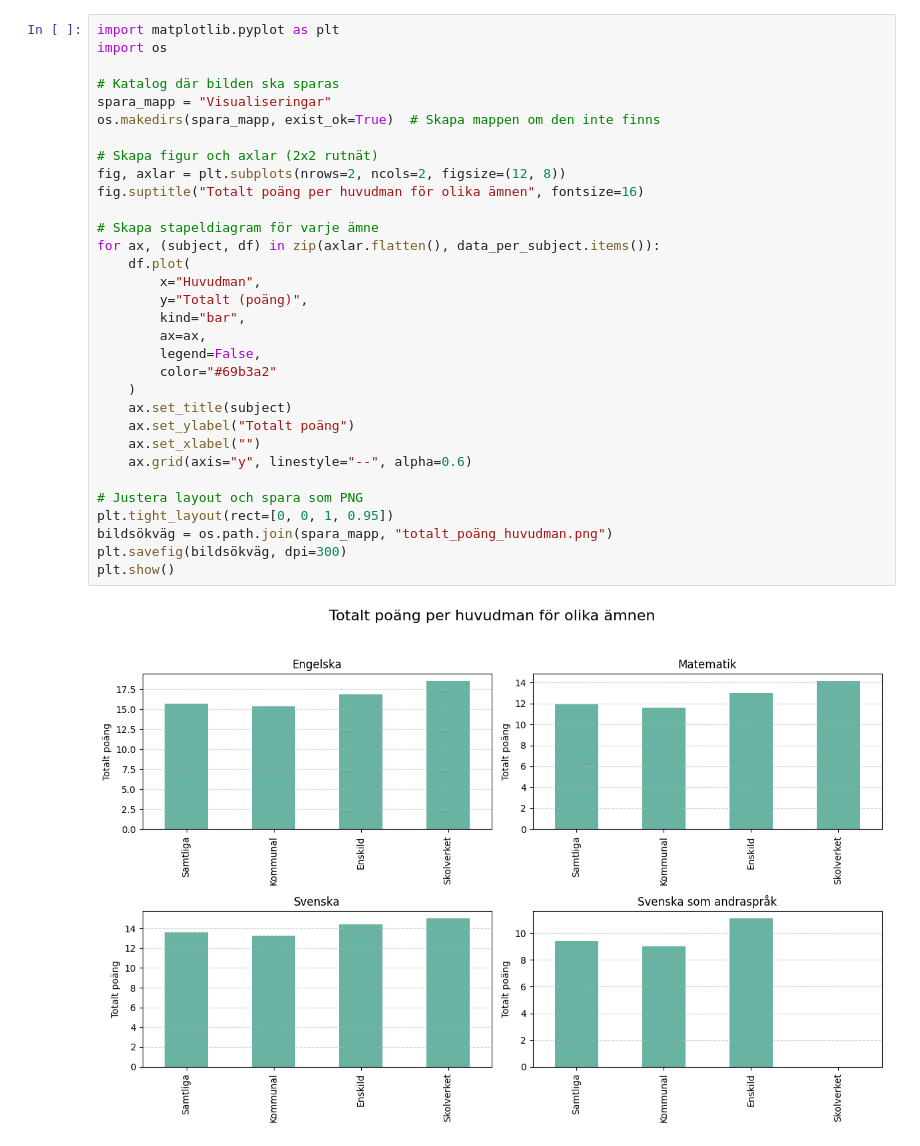
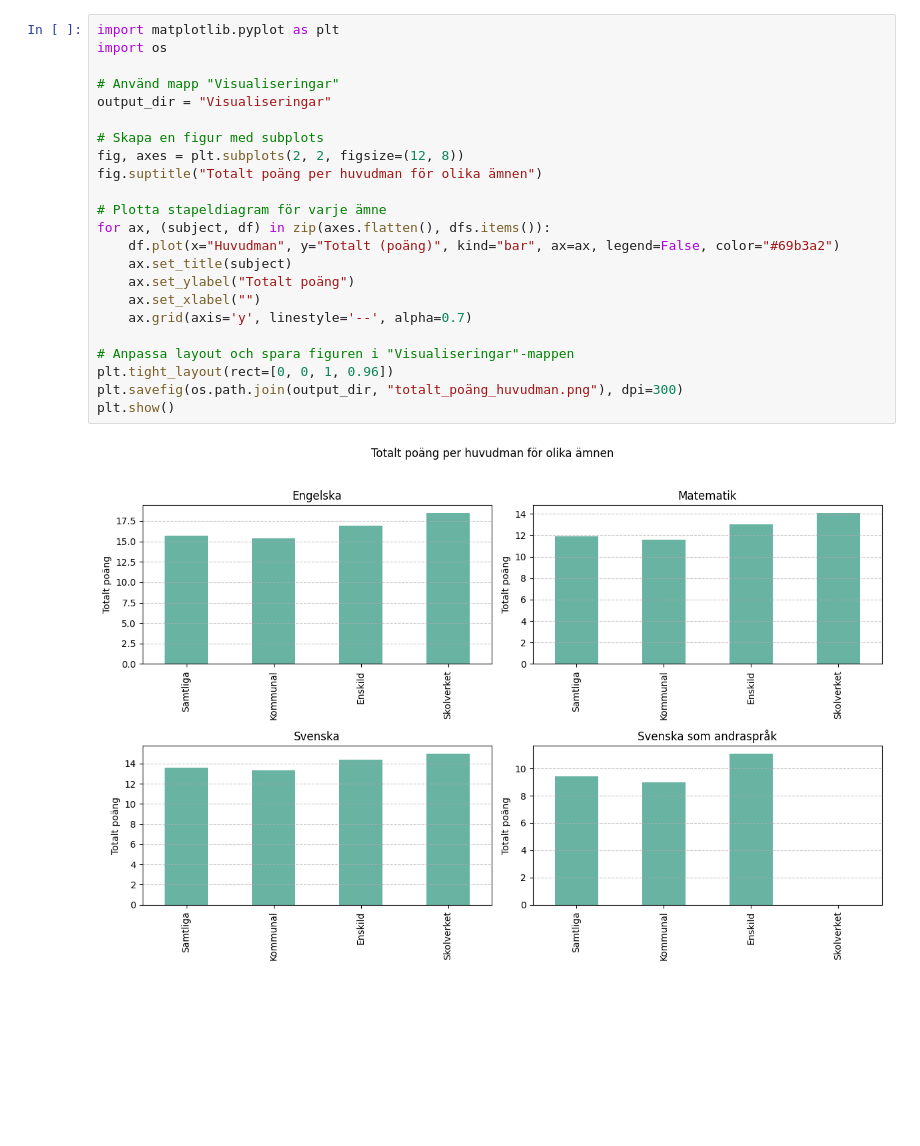
Before and after one commit to tobyhatrick/python_tobyhatrick_opa24, a Jupyter notebook: lab2_1b.ipynb, the cells around one changed output. Cells and saved outputs as stored; diff of their text form; blank space fills up the shorter version.

```diff
--- a/lab2_1b.ipynb
+++ b/lab2_1b.ipynb
@@ -56,34 +53,25 @@ Pojkar (poäng)     float64
 # %%
 import matplotlib.pyplot as plt
 import os
 
-# Katalog där bilden ska sparas
-spara_mapp = "Visualiseringar"
-os.makedirs(spara_mapp, exist_ok=True)  # Skapa mappen om den inte finns
+# Använd mapp "Visualiseringar"
+output_dir = "Visualiseringar"
 
-# Skapa figur och axlar (2x2 rutnät)
-fig, axlar = plt.subplots(nrows=2, ncols=2, figsize=(12, 8))
-fig.suptitle("Totalt poäng per huvudman för olika ämnen", fontsize=16)
+# Skapa en figur med subplots
+fig, axes = plt.subplots(2, 2, figsize=(12, 8))
+fig.suptitle("Totalt poäng per huvudman för olika ämnen")
 
-# Skapa stapeldiagram för varje ämne
-for ax, (subject, df) in zip(axlar.flatten(), data_per_subject.items()):
-    df.plot(
-        x="Huvudman",
-        y="Totalt (poäng)",
-        kind="bar",
-        ax=ax,
-        legend=False,
-        color="#69b3a2"
-    )
+# Plotta stapeldiagram för varje ämne
+for ax, (subject, df) in zip(axes.flatten(), dfs.items()):
+    df.plot(x="Huvudman", y="Totalt (poäng)", kind="bar", ax=ax, legend=False, color="#69b3a2")
     ax.set_title(subject)
     ax.set_ylabel("Totalt poäng")
     ax.set_xlabel("")
-    ax.grid(axis="y", linestyle="--", alpha=0.6)
+    ax.grid(axis='y', linestyle='--', alpha=0.7)
 
-# Justera layout och spara som PNG
-plt.tight_layout(rect=[0, 0, 1, 0.95])
-bildsökväg = os.path.join(spara_mapp, "totalt_poäng_huvudman.png")
-plt.savefig(bildsökväg, dpi=300)
+# Anpassa layout och spara figuren i "Visualiseringar"-mappen
+plt.tight_layout(rect=[0, 0, 1, 0.96])
+plt.savefig(os.path.join(output_dir, "totalt_poäng_huvudman.png"), dpi=300)
 plt.show()
 # %% [output]
-[figure, old version]
+[figure, new version]
```
Also changed, not shown: parts of 1 cell of this notebook, 1 other file.
